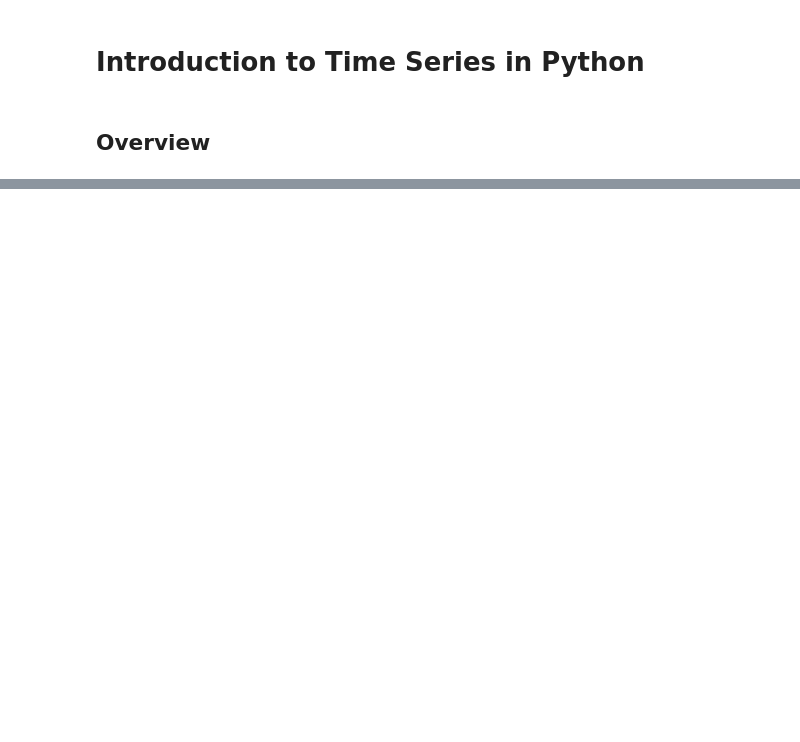
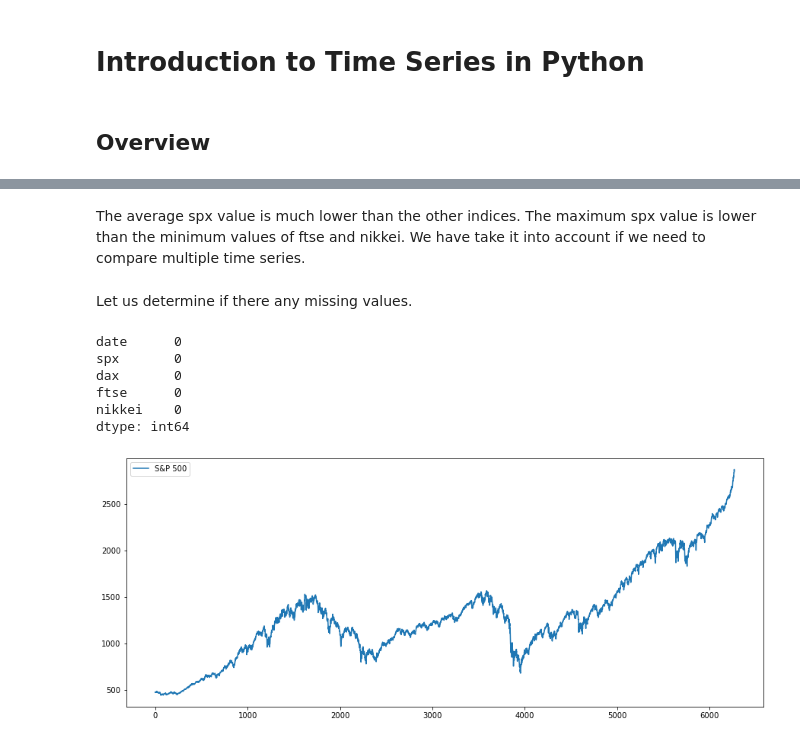
Before and after one commit to sheikhomar/time-series-analysis, a Jupyter notebook: 03-intro.ipynb, the cells around one changed output, grey strips where cells are left out. Drawn from its saved outputs; the diff is of its cells as text; code cells hidden in the pictures; blank space fills up the shorter version.

```diff
--- a/03-intro.ipynb
+++ b/03-intro.ipynb
@@ -22,0 +32,2 @@
+# %%
+df_data = pd.read_csv('data/Index2018.csv')
@@ -22,0 +64,19 @@
+# %% [markdown]
+The average spx value is much lower than the other indices. The maximum spx value is lower than the minimum values of ftse and nikkei. We have take it into account if we need to compare multiple time series.
+# %% [markdown]
+Let us determine if there any missing values.
+# %%
+df_data.isna().sum()
+# %% [output]
+date      0
+spx       0
+dax       0
+ftse      0
+nikkei    0
+dtype: int64
+# %%
+fig, ax = plt.subplots(figsize=(15, 6))
+ax.plot(df_data.spx, label='S&P 500')
+ax.legend();
+# %% [output]
+[figure, added]
```
Also changed, not shown: parts of 14 cells of this notebook, 1 other file.
